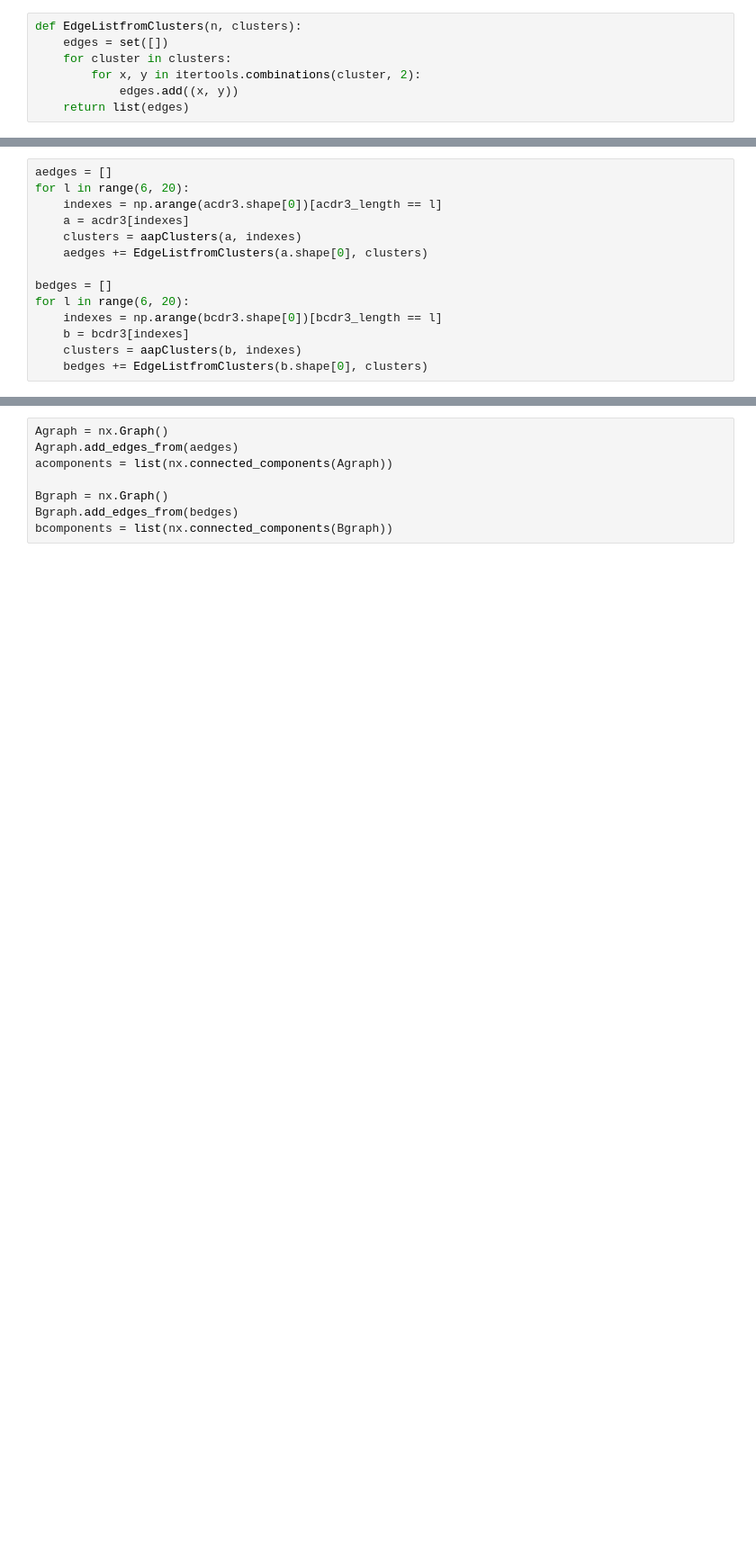
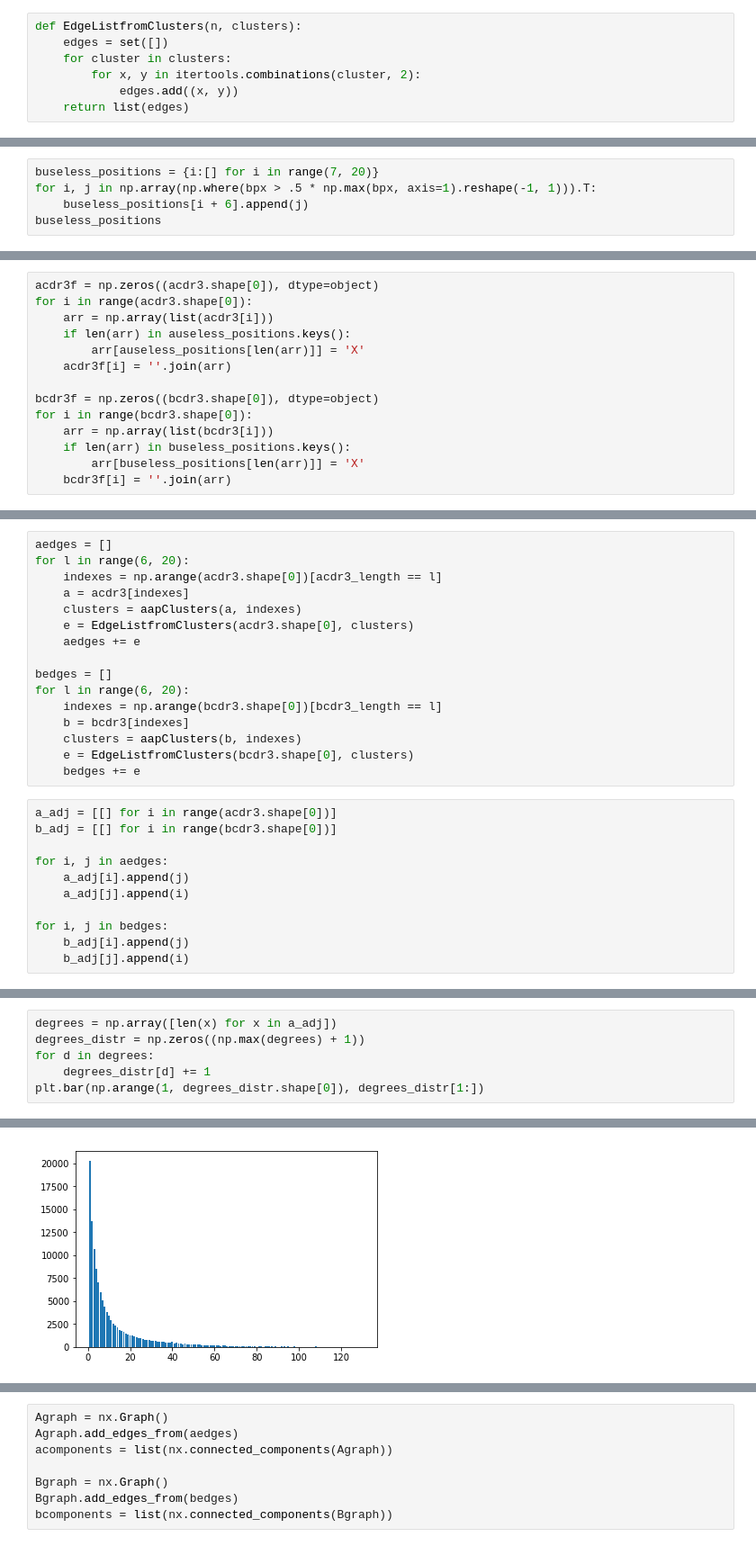
Before and after one commit to antigenomics/tcr-pairing-preferences, a Jupyter notebook: CDR3Graphs.ipynb, the cells around one changed output, grey strips where cells are left out. Shown: that part at 90% size. Saved outputs shown, nothing was run; the diff lists cells and outputs as text; blank space fills up the shorter version.

```diff
--- a/CDR3Graphs.ipynb
+++ b/CDR3Graphs.ipynb
@@ -42,0 +313,5 @@ def EdgeListfromClusters(n, clusters):
+# %%
+buseless_positions = {i:[] for i in range(7, 20)}
+for i, j in np.array(np.where(bpx > .5 * np.max(bpx, axis=1).reshape(-1, 1))).T:
+    buseless_positions[i + 6].append(j)
+buseless_positions
@@ -42,0 +335,14 @@ def EdgeListfromClusters(n, clusters):
+# %%
+acdr3f = np.zeros((acdr3.shape[0]), dtype=object)
+for i in range(acdr3.shape[0]):
+    arr = np.array(list(acdr3[i]))
+    if len(arr) in auseless_positions.keys():
+        arr[auseless_positions[len(arr)]] = 'X'
+    acdr3f[i] = ''.join(arr)
+
+bcdr3f = np.zeros((bcdr3.shape[0]), dtype=object)
+for i in range(bcdr3.shape[0]):
+    arr = np.array(list(bcdr3[i]))
+    if len(arr) in buseless_positions.keys():
+        arr[buseless_positions[len(arr)]] = 'X'
+    bcdr3f[i] = ''.join(arr)
@@ -46,11 +360,24 @@ for l in range(6, 20):
     indexes = np.arange(acdr3.shape[0])[acdr3_length == l]
     a = acdr3[indexes]
     clusters = aapClusters(a, indexes)
-    aedges += EdgeListfromClusters(a.shape[0], clusters)
+    e = EdgeListfromClusters(acdr3.shape[0], clusters)
+    aedges += e
 
 bedges = []
 for l in range(6, 20):
     indexes = np.arange(bcdr3.shape[0])[bcdr3_length == l]
     b = bcdr3[indexes]
     clusters = aapClusters(b, indexes)
-    bedges += EdgeListfromClusters(b.shape[0], clusters)
+    e = EdgeListfromClusters(bcdr3.shape[0], clusters)
+    bedges += e
+# %%
+a_adj = [[] for i in range(acdr3.shape[0])]
+b_adj = [[] for i in range(bcdr3.shape[0])]
+
+for i, j in aedges:
+    a_adj[i].append(j)
+    a_adj[j].append(i)
+
+for i, j in bedges:
+    b_adj[i].append(j)
+    b_adj[j].append(i)
@@ -56,0 +386,7 @@ for l in range(6, 20):
+# %%
+degrees = np.array([len(x) for x in a_adj])
+degrees_distr = np.zeros((np.max(degrees) + 1))
+for d in degrees:
+    degrees_distr[d] += 1
+plt.bar(np.arange(1, degrees_distr.shape[0]), degrees_distr[1:])
+# %% [output]
@@ -56,0 +394 @@ for l in range(6, 20):
+[figure, added]
```
Also changed, not shown: parts of 70 cells of this notebook, 5 other files.
